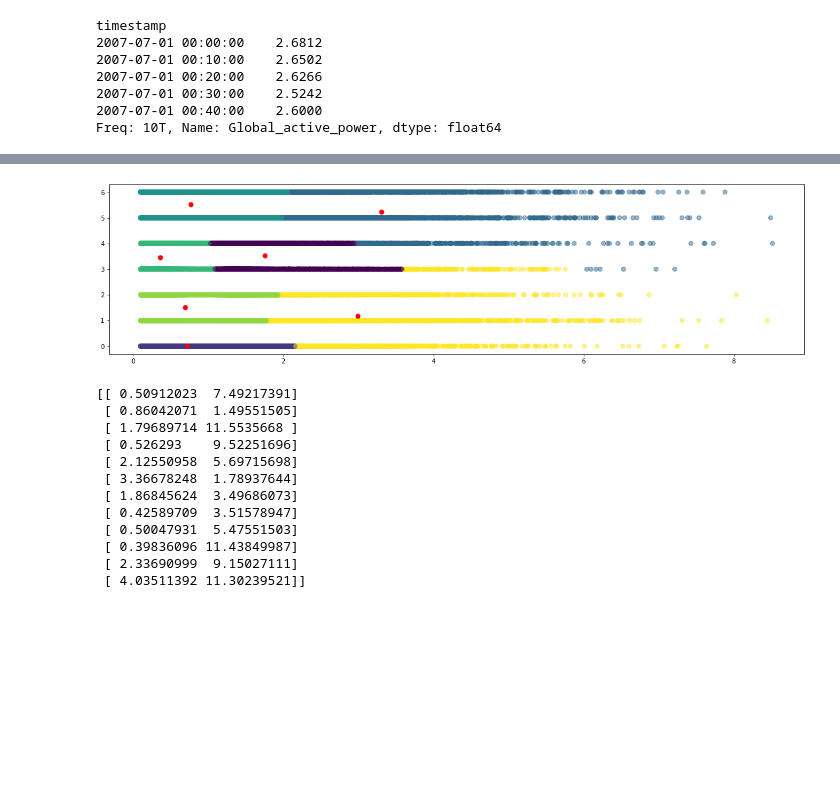
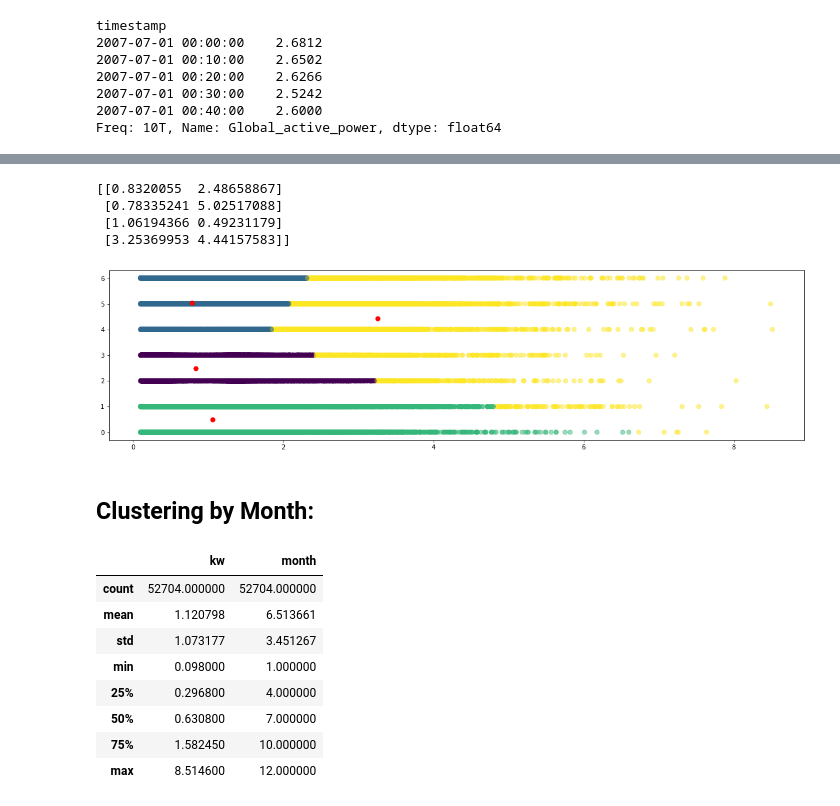
Before and after one commit to Gunisalvo/ppget-aprendizado-de-maquinas, a Jupyter notebook: 002_clustering.ipynb, the cells around one changed output, grey strips where cells are left out. Drawn from its saved outputs; the diff is of its cells as text; code cells hidden in the pictures; blank space fills up the shorter version.

```diff
--- a/002_clustering.ipynb
+++ b/002_clustering.ipynb
@@ -47,7 +82,5 @@ plt.show()
 # %%
-kw_day = pd.DataFrame(zip(list(series.values),list(series.index.dayofweek)))
-kw_day.columns = ["kw", "day_of_week"]
-kmeans = KMeans(n_clusters=7).fit(kw_day)
-centroids = kmeans.cluster_centers_
-print(centroids)
+kw_day_of_week = pd.DataFrame(zip(list(series.values),list(series.index.dayofweek)))
+kw_day_of_week.columns = ["kw", "day_of_week"]
+kw_day_of_week.describe()
 # %% [output]
@@ -61,25 +106,31 @@ print(centroids)
+# %%
+dow_kmeans = KMeans(n_clusters=4).fit(kw_day_of_week)
+centroids = dow_kmeans.cluster_centers_
+print(centroids)
+# %% [output]
+[[0.8320055  2.48658867]
+ [0.78335241 5.02517088]
+ [1.06194366 0.49231179]
+ [3.25369953 4.44157583]]
 # %%
-plt.scatter(kw_day["kw"], kw_day["day_of_week"], c= kmeans.labels_.astype(float), s=50, alpha=0.5)
+plt.scatter(kw_day_of_week["kw"], kw_day_of_week["day_of_week"], c=dow_kmeans.labels_.astype(float), s=50, alpha=0.5)
 plt.scatter(centroids[:, 0], centroids[:, 1], c='red', s=50)
 plt.show()
 # %% [output]
-[figure, old version]
+[figure, new version]
+# %% [markdown]
+## Clustering by Month:
 # %%
 kw_month = pd.DataFrame(zip(list(series.values),list(series.index.month)))
 kw_month.columns = ["kw", "month"]
-kmeans = KMeans(n_clusters=12).fit(kw_month)
-centroids = kmeans.cluster_centers_
-print(centroids)
+kw_month.describe()
 # %% [output]
-[[ 0.50912023  7.49217391]
- [ 0.86042071  1.49551505]
- [ 1.79689714 11.5535668 ]
- [ 0.526293    9.52251696]
- [ 2.12550958  5.69715698]
- [ 3.36678248  1.78937644]
- [ 1.86845624  3.49686073]
- [ 0.42589709  3.51578947]
- [ 0.50047931  5.47551503]
- [ 0.39836096 11.43849987]
- [ 2.33690999  9.15027111]
- [ 4.03511392 11.30239521]]
+|  | kw | month |
+| count | 52704.000000 | 52704.000000 |
+| mean | 1.120798 | 6.513661 |
+| std | 1.073177 | 3.451267 |
+| min | 0.098000 | 1.000000 |
+| 25% | 0.296800 | 4.000000 |
+| 50% | 0.630800 | 7.000000 |
+| 75% | 1.582450 | 10.000000 |
+| max | 8.514600 | 12.000000 |
```
Also changed, not shown: parts of 12 cells of this notebook, 9 other files.
